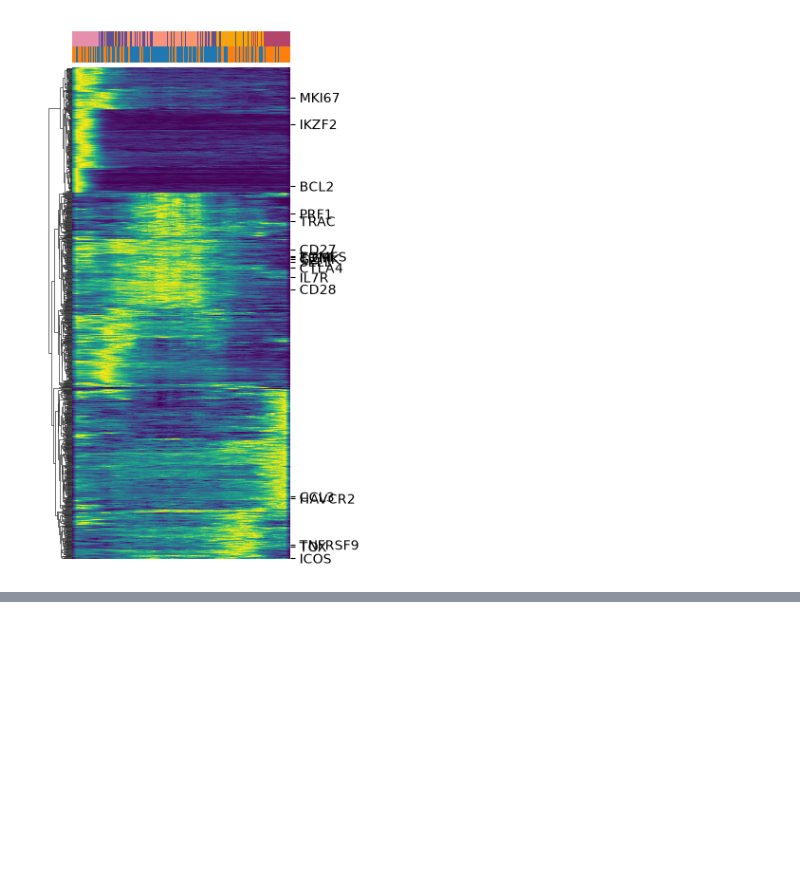
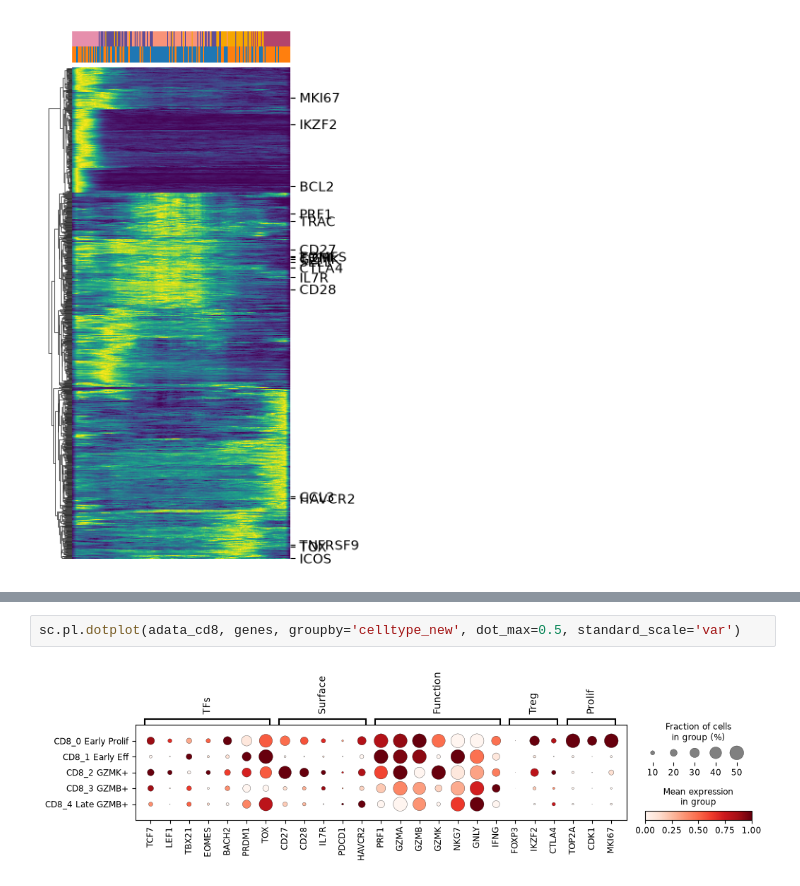
Before and after one commit to snehamitra/CAR_T_GZMK_manuscript, a Jupyter notebook: supp_figure_11.ipynb, the cells around one changed output, grey strips where cells are left out. Cells and saved outputs as stored; diff of their text form; blank space fills up the shorter version.

```diff
--- a/supp_figure_11.ipynb
+++ b/supp_figure_11.ipynb
@@ -148,0 +159,4 @@ g.ax_heatmap.set(yticks=use_ticks, yticklabels=highlight_genes)
+# %%
+sc.pl.dotplot(adata_cd8, genes, groupby='celltype_new', dot_max=0.5, standard_scale='var')
+# %% [output]
+[figure, added]
```
Also changed, not shown: parts of 2 cells of this notebook.
